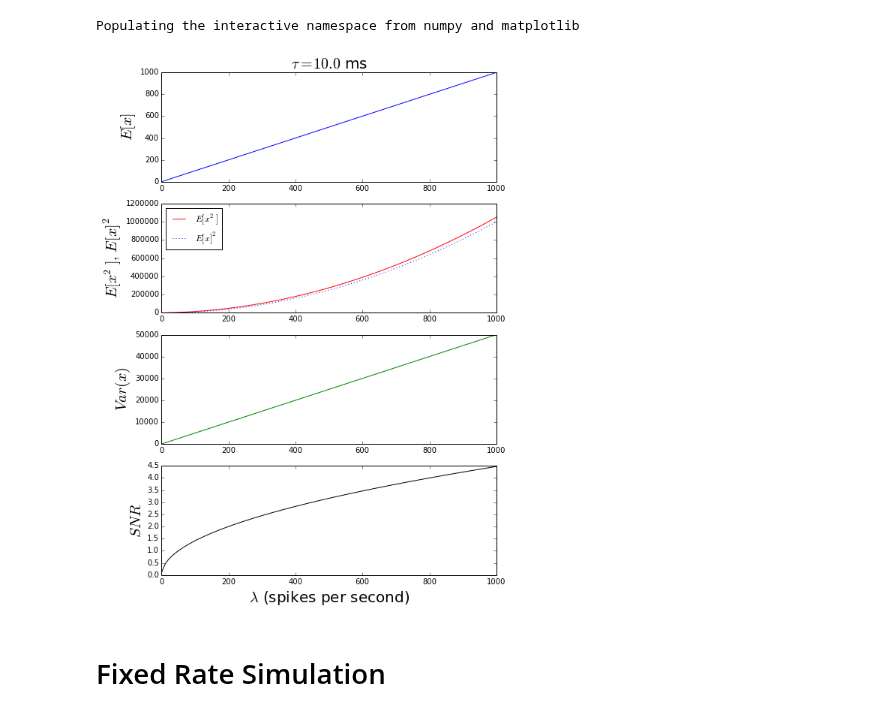
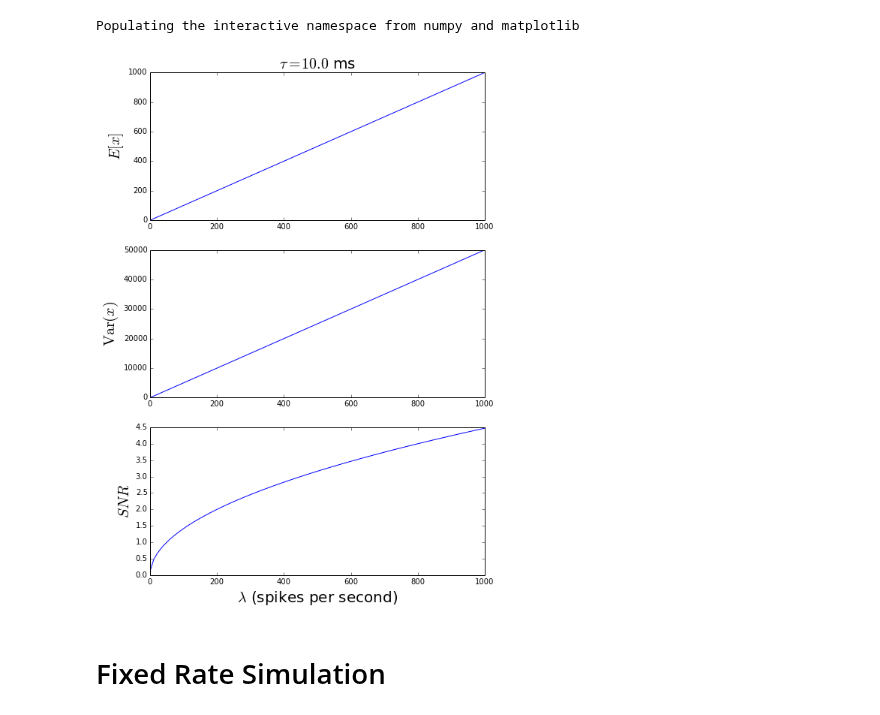
Before and after one commit to samfok/notebooks, a Jupyter notebook: synapse/synapse_SNR_poisson.ipynb, the cells around one changed output. Saved outputs shown, nothing was run; the diff lists cells and outputs as text; code cells hidden in the pictures.

```diff
--- a/synapse/synapse_SNR_poisson.ipynb
+++ b/synapse/synapse_SNR_poisson.ipynb
@@ -212,30 +212,24 @@ def get_snr(mu, var):
 # %%
 tau = .01
 lam = np.linspace(1,1000,100)
 e_x = th_mean(lam)
-e_xsq = th_mean_sq(lam, tau)
 var_x = th_var(lam, tau)
-th_snr = th_snr(lam, tau)
+snr_x = th_snr(lam, tau)
 
 fig = figure(figsize=(8,12))
-subplot(411)
+subplot(311)
 plot(lam, e_x, 'b')
 ylabel(r'$E[x]$', fontsize=20)
 title(r'$\tau=%.1f$ ms' % (tau*1000.), fontsize=20)
-subplot(412)
-plot(lam, e_xsq, 'r', label=r'$E[x^2]$')
-plot(lam, e_x**2, 'b:', label=r'$E[x]^2$')
-ylabel(r'$E[x^2],\ E[x]^2$', fontsize=20)
-legend(loc='upper left')
-subplot(413)
-plot(lam, var_x, 'g')
-ylabel(r'$Var(x)$', fontsize=20)
-subplot(414)
-plot(lam, th_snr, 'k')
+subplot(312)
+plot(lam, var_x, 'b')
+ylabel(r'$\operatorname{Var}(x)$', fontsize=20)
+subplot(313)
+plot(lam, snr_x, 'b')
 ylabel(r'$SNR$', fontsize=20)
 xlabel(r'$\lambda$ (spikes per second)', fontsize=20);
 # %% [output]
-[figure, old version]
+[figure, new version]
 # %% [markdown]
 # Fixed Rate Simulation
 # %%
```
Also changed, not shown: parts of 2 cells of this notebook, 2 other files.
